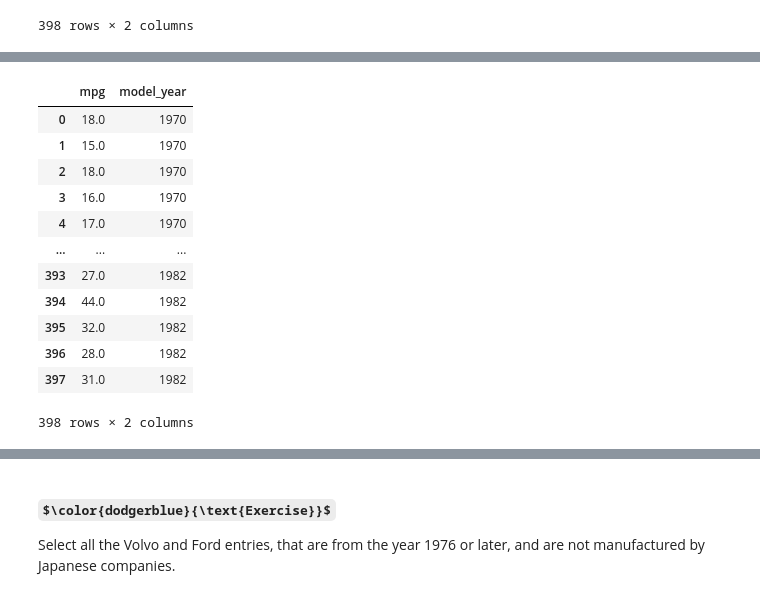
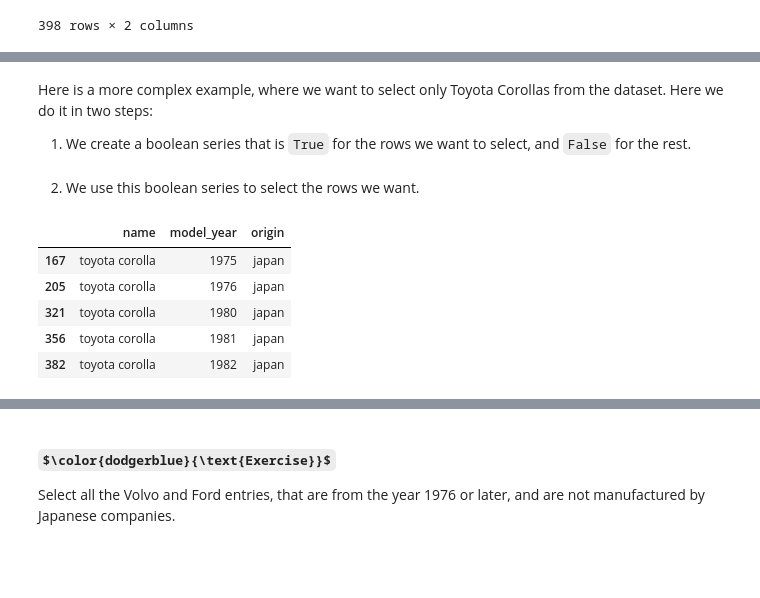
Before and after one commit to EitanHemed/python-workshop-2023, a Jupyter notebook: notebooks/Day-1-Modules.ipynb, the cells around one changed output, grey strips where cells are left out. Drawn from its saved outputs; the diff is of its cells as text; code cells hidden in the pictures; some formulas as TeX source; blank space fills up the shorter version.

```diff
--- a/notebooks/Day-1-Modules.ipynb
+++ b/notebooks/Day-1-Modules.ipynb
@@ -834,16 +823,17 @@ The next method of selection is `loc`, selection by label (also by boolean index
+# %% [markdown]
+Here is a more complex example, where we want to select only Toyota Corollas from the dataset.
+Here we do it in two steps:
+1. We create a boolean series that is `True` for the rows we want to select, and `False` for the rest.
+# %%
+rows_where_torolla = mpg['name'] == 'toyota corolla'
+# %% [markdown]
+2. We use this boolean series to select the rows we want.
 # %%
-mpg.loc[:, ['mpg', 'model_year']]
+mpg.loc[rows_where_torolla, ['name', 'model_year', 'origin']]
 # %% [output]
-|  | mpg | model_year |
-| 0 | 18.0 | 1970 |
-| 1 | 15.0 | 1970 |
-| 2 | 18.0 | 1970 |
-| 3 | 16.0 | 1970 |
-| 4 | 17.0 | 1970 |
-| ... | ... | ... |
-| 393 | 27.0 | 1982 |
-| 394 | 44.0 | 1982 |
-| 395 | 32.0 | 1982 |
-| 396 | 28.0 | 1982 |
-| 397 | 31.0 | 1982 |
+|  | name | model_year | origin |
+| 167 | toyota corolla | 1975 | japan |
+| 205 | toyota corolla | 1976 | japan |
+| 321 | toyota corolla | 1980 | japan |
+| 356 | toyota corolla | 1981 | japan |
+| 382 | toyota corolla | 1982 | japan |
-398 rows × 2 columns
```
Also changed, not shown: parts of 109 cells of this notebook, 3 other files.
